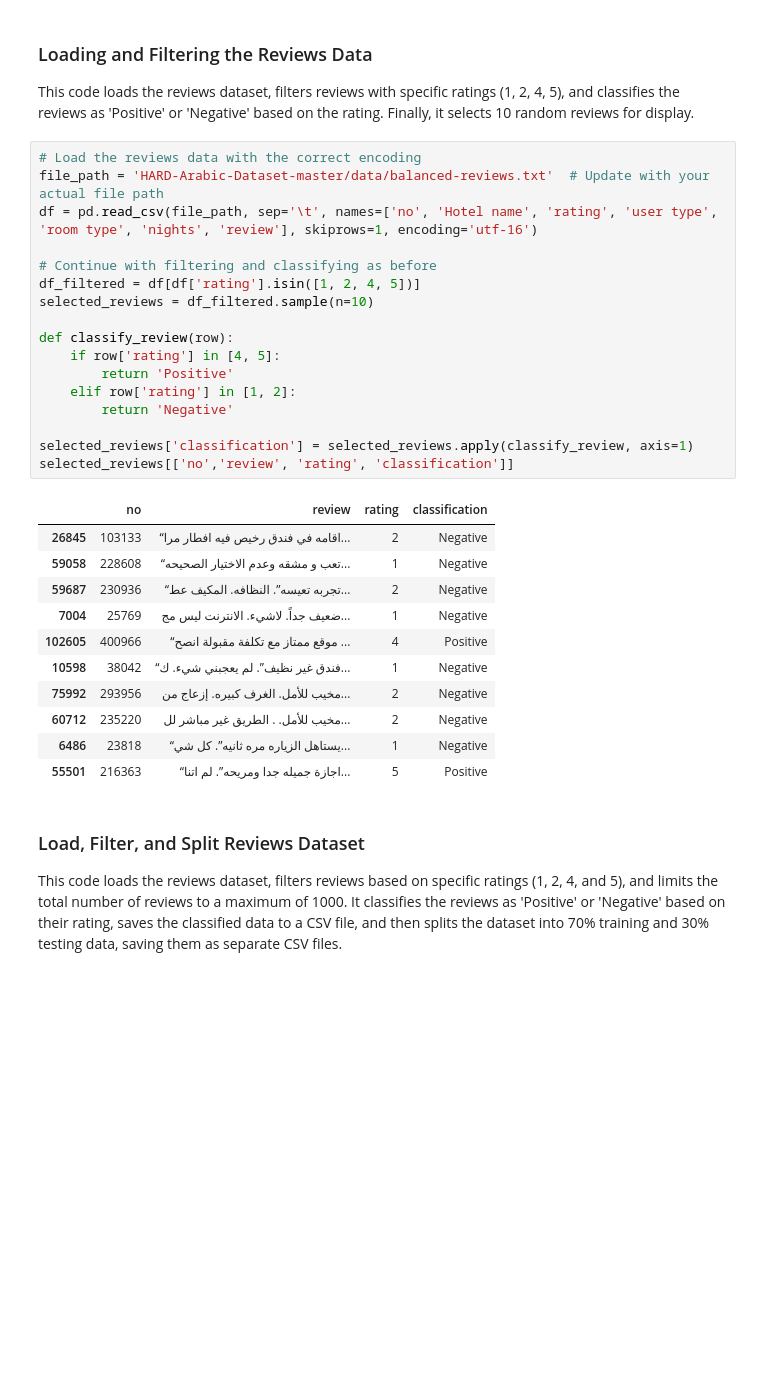
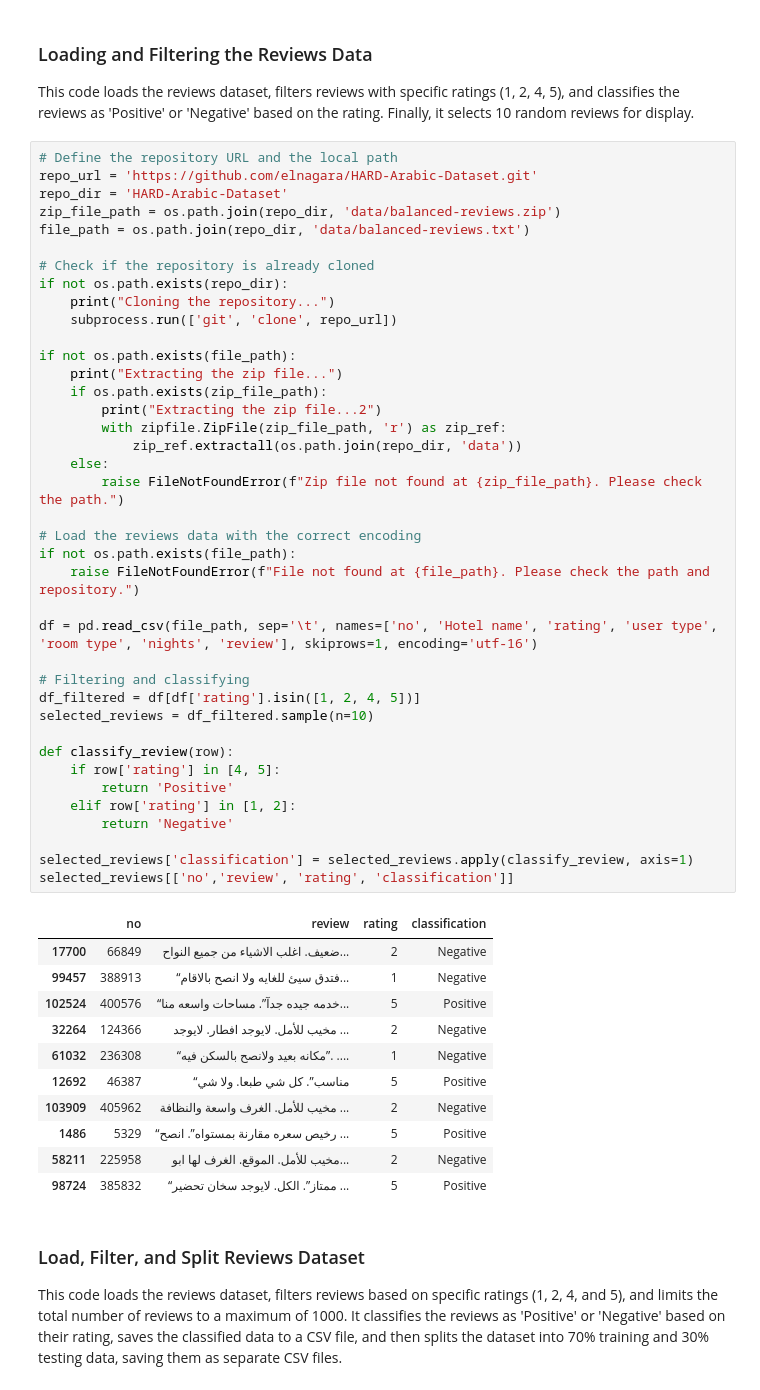
Before and after one commit to faisalomari/HARD_NLP, a Jupyter notebook: main.ipynb, the cells around one changed output. Saved outputs shown, nothing was run; the diff lists cells and outputs as text; blank space fills up the shorter version.

```diff
--- a/main.ipynb
+++ b/main.ipynb
@@ -27,34 +31,56 @@ import matplotlib.pyplot as plt
 ### Loading and Filtering the Reviews Data
 This code loads the reviews dataset, filters reviews with specific ratings (1, 2, 4, 5), and classifies the reviews as 'Positive' or 'Negative' based on the rating. Finally, it selects 10 random reviews for display.
 # %%
+# Define the repository URL and the local path
+repo_url = 'https://github.com/elnagara/HARD-Arabic-Dataset.git'
+repo_dir = 'HARD-Arabic-Dataset'
+zip_file_path = os.path.join(repo_dir, 'data/balanced-reviews.zip')
+file_path = os.path.join(repo_dir, 'data/balanced-reviews.txt')
+
+# Check if the repository is already cloned
+if not os.path.exists(repo_dir):
+    print("Cloning the repository...")
+    subprocess.run(['git', 'clone', repo_url])
+
+if not os.path.exists(file_path):
+    print("Extracting the zip file...")
+    if os.path.exists(zip_file_path):
+        print("Extracting the zip file...2")
+        with zipfile.ZipFile(zip_file_path, 'r') as zip_ref:
+            zip_ref.extractall(os.path.join(repo_dir, 'data'))
+    else:
+        raise FileNotFoundError(f"Zip file not found at {zip_file_path}. Please check the path.")
+
 # Load the reviews data with the correct encoding
-file_path = 'HARD-Arabic-Dataset-master/data/balanced-reviews.txt'  # Update with your actual file path
+if not os.path.exists(file_path):
+    raise FileNotFoundError(f"File not found at {file_path}. Please check the path and repository.")
+
 df = pd.read_csv(file_path, sep='\t', names=['no', 'Hotel name', 'rating', 'user type', 'room type', 'nights', 'review'], skiprows=1, encoding='utf-16')
 
-# Continue with filtering and classifying as before
+# Filtering and classifying
 df_filtered = df[df['rating'].isin([1, 2, 4, 5])]
 selected_reviews = df_filtered.sample(n=10)
 
 def classify_review(row):
     if row['rating'] in [4, 5]:
         return 'Positive'
     elif row['rating'] in [1, 2]:
         return 'Negative'
 
 selected_reviews['classification'] = selected_reviews.apply(classify_review, axis=1)
 selected_reviews[['no','review', 'rating', 'classification']]
 # %% [output]
 |  | no | review | rating | classification |
-| 26845 | 103133 | “اقامه في فندق رخيص فيه افطار مرا... | 2 | Negative |
-| 59058 | 228608 | “تعب و مشقه وعدم الاختيار الصحيحه... | 1 | Negative |
-| 59687 | 230936 | “تجربه تعيسه”. النظافه. المكيف عط... | 2 | Negative |
-| 7004 | 25769 | ضعيف جداً. لاشيء. الانترنت ليس مج... | 1 | Negative |
-| 102605 | 400966 | “موقع ممتاز مع تكلفة مقبولة انصح ... | 4 | Positive |
-| 10598 | 38042 | “فندق غير نظيف”. لم يعجبني شيء. ك... | 1 | Negative |
-| 75992 | 293956 | مخيب للأمل. الغرف كبيره. إزعاج من... | 2 | Negative |
-| 60712 | 235220 | مخيب للأمل. . الطريق غير مباشر لل... | 2 | Negative |
-| 6486 | 23818 | “يستاهل الزياره مره ثانيه”. كل شي... | 1 | Negative |
-| 55501 | 216363 | “اجازة جميله جدا ومريحه”. لم اتنا... | 5 | Positive |
+| 17700 | 66849 | ضعيف. اغلب الاشياء من جميع النواح... | 2 | Negative |
+| 99457 | 388913 | “فتدق سيئ للغايه ولا انصح بالاقام... | 1 | Negative |
+| 102524 | 400576 | “خدمه جيده جدآ”. مساحات واسعه منا... | 5 | Positive |
+| 32264 | 124366 | مخيب للأمل. لايوجد افطار. لايوجد ... | 2 | Negative |
+| 61032 | 236308 | “مكانه بعيد ولانصح بالسكن فيه”. .... | 1 | Negative |
+| 12692 | 46387 | “مناسب”. كل شي طبعا. ولا شي | 5 | Positive |
+| 103909 | 405962 | مخيب للأمل. الغرف واسعة والنظافة ... | 2 | Negative |
+| 1486 | 5329 | “رخيص سعره مقارنة بمستواه”. انصح ... | 5 | Positive |
+| 58211 | 225958 | مخيب للأمل. الموقع. الغرف لها ابو... | 2 | Negative |
+| 98724 | 385832 | “ممتاز”. الكل. لايوجد سخان تحضير ... | 5 | Positive |
 # %% [markdown]
 ### Load, Filter, and Split Reviews Dataset
 This code loads the reviews dataset, filters reviews based on specific ratings (1, 2, 4, and 5), and limits the total number of reviews to a maximum of 1000. It classifies the reviews as 'Positive' or 'Negative' based on their rating, saves the classified data to a CSV file, and then splits the dataset into 70% training and 30% testing data, saving them as separate CSV files.
```
Also changed, not shown: parts of 6 cells of this notebook, 4 other files.
